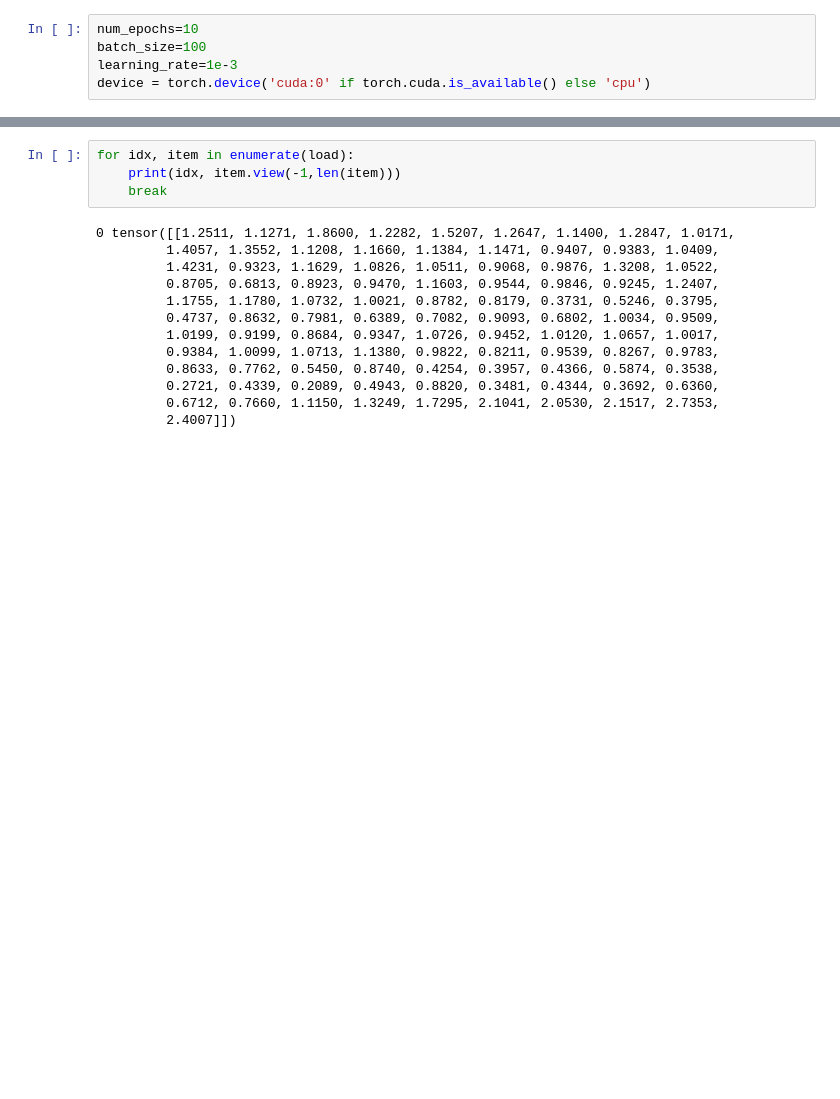
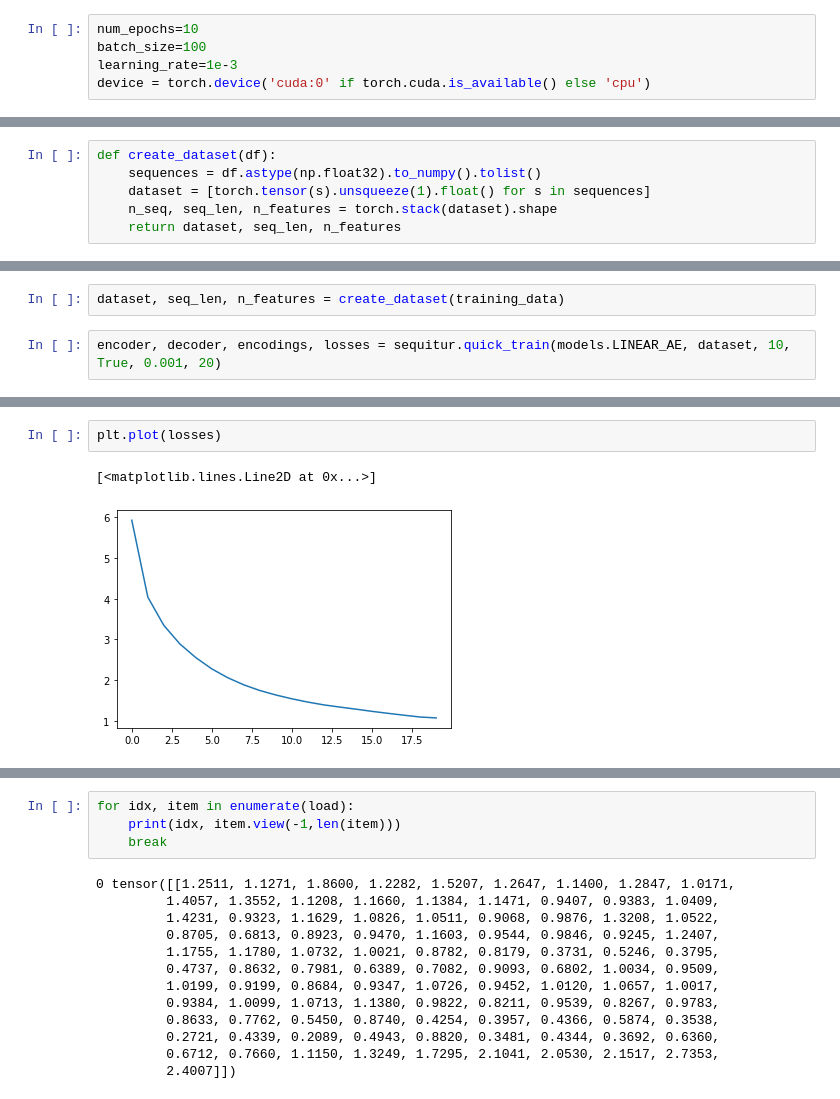
Before and after one commit to ChrisMott97/Structural-Health-Monitoring-Group-Project, a Jupyter notebook: auto-encoder/auto_encoder.ipynb, the cells around one changed output, grey strips where cells are left out. Saved outputs shown, nothing was run; the diff lists cells and outputs as text; blank space fills up the shorter version.

```diff
--- a/auto-encoder/auto_encoder.ipynb
+++ b/auto-encoder/auto_encoder.ipynb
@@ -58 +117,7 @@ tensor_data = torch.tensor(data['RMS_VE'][25000:35000].values.astype(np.float32)
 load = DataLoader(tensor_data, batch_size=batch_size, shuffle=False)
+# %%
+def create_dataset(df):
+    sequences = df.astype(np.float32).to_numpy().tolist()
+    dataset = [torch.tensor(s).unsqueeze(1).float() for s in sequences]
+    n_seq, seq_len, n_features = torch.stack(dataset).shape
+    return dataset, seq_len, n_features
@@ -58,0 +126,4 @@ load = DataLoader(tensor_data, batch_size=batch_size, shuffle=False)
+# %%
+dataset, seq_len, n_features = create_dataset(training_data)
+# %%
+encoder, decoder, encodings, losses = sequitur.quick_train(models.LINEAR_AE, dataset, 10, True, 0.001, 20)
@@ -58,0 +151,5 @@ load = DataLoader(tensor_data, batch_size=batch_size, shuffle=False)
+# %%
+plt.plot(losses)
+# %% [output]
+[<matplotlib.lines.Line2D at 0x...>]
+[figure, added]
```
Also changed, not shown: parts of 17 cells of this notebook.
